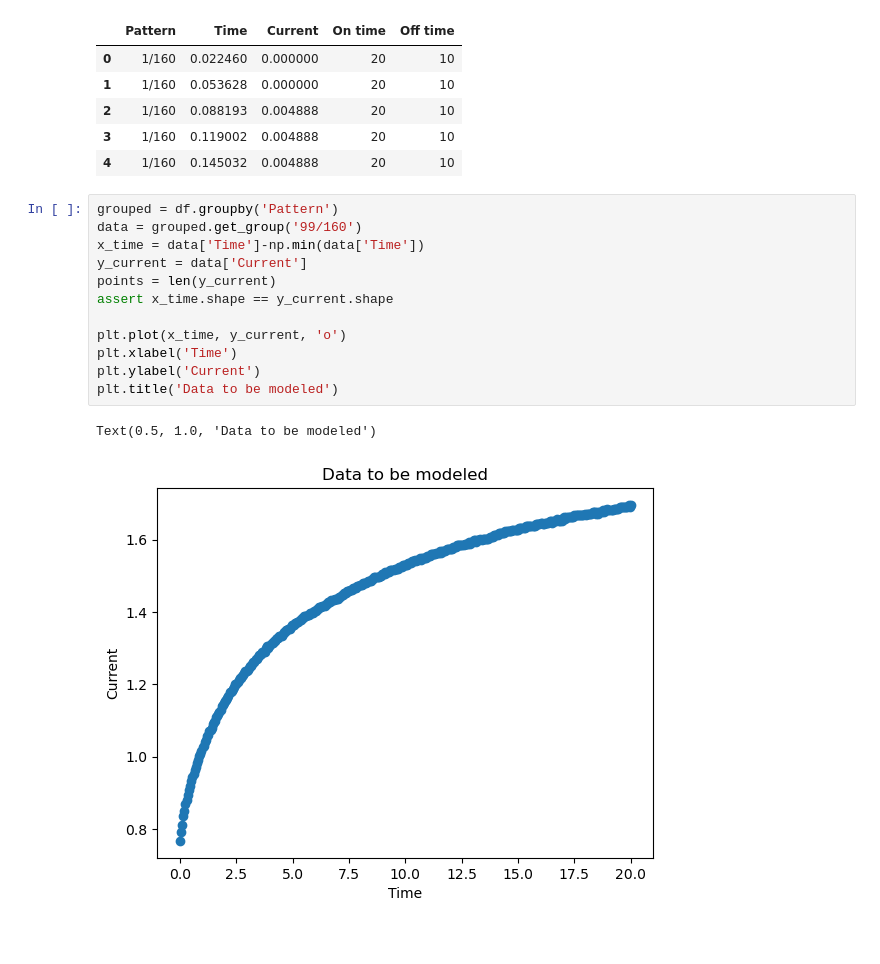
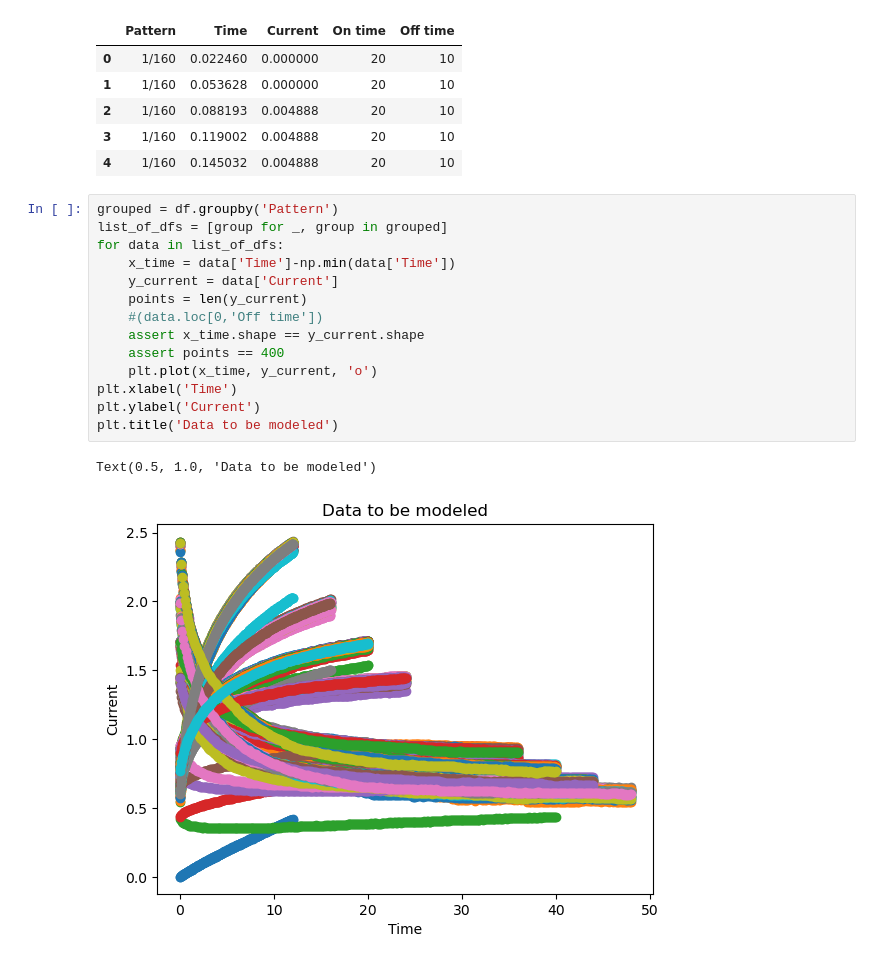
Before and after one commit to Quanta-Dan/Machine_Learning, a Jupyter notebook: keras_neural.ipynb, the cells around one changed output. Saved outputs shown, nothing was run; the diff lists cells and outputs as text.

```diff
--- a/keras_neural.ipynb
+++ b/keras_neural.ipynb
@@ -122,16 +120,18 @@ df.head()
 | 4 | 1/160 | 0.145032 | 0.004888 | 20 | 10 |
 # %%
 grouped = df.groupby('Pattern')
-data = grouped.get_group('99/160')
-x_time = data['Time']-np.min(data['Time'])
-y_current = data['Current']
-points = len(y_current)
-assert x_time.shape == y_current.shape
-
-plt.plot(x_time, y_current, 'o')
+list_of_dfs = [group for _, group in grouped]
+for data in list_of_dfs:
+    x_time = data['Time']-np.min(data['Time'])
+    y_current = data['Current']
+    points = len(y_current)
+    #(data.loc[0,'Off time'])
+    assert x_time.shape == y_current.shape
+    assert points == 400
+    plt.plot(x_time, y_current, 'o')
 plt.xlabel('Time')
 plt.ylabel('Current')
 plt.title('Data to be modeled')
 # %% [output]
 Text(0.5, 1.0, 'Data to be modeled')
-[figure, old version]
+[figure, new version]
```
Also changed, not shown: parts of 13 cells of this notebook.
